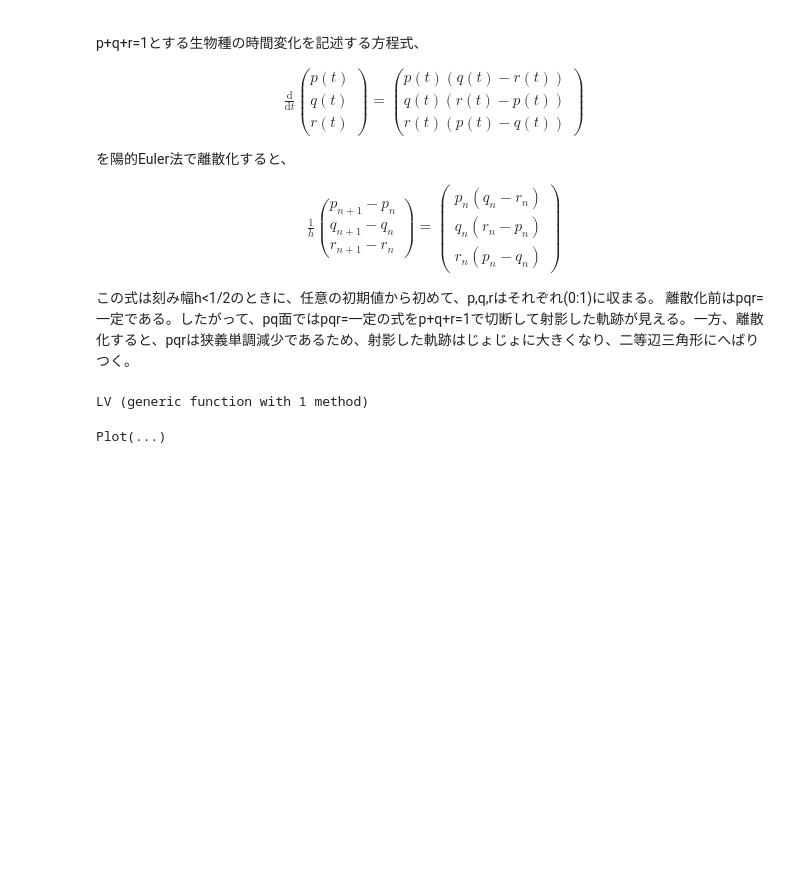
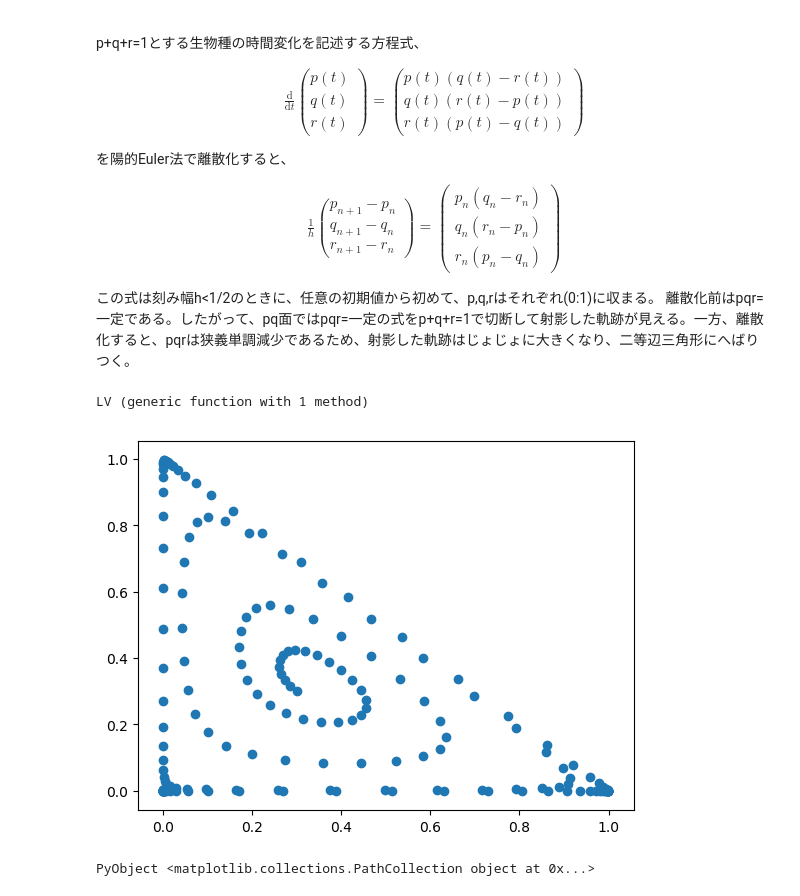
Before and after one commit to kim-tom/Lotka-Volterra, a Jupyter notebook: LV.ipynb, the cells around one changed output. Saved outputs shown, nothing was run; the diff lists cells and outputs as text; code cells hidden in the pictures; blank space fills up the shorter version.

Commit message:
gadfly to pyplot

```diff
--- a/LV.ipynb
+++ b/LV.ipynb
@@ -16,8 +16,9 @@ $$
 この式は刻み幅h<1/2のときに、任意の初期値から初めて、p,q,rはそれぞれ(0:1)に収まる。
 離散化前はpqr=一定である。したがって、pq面ではpqr=一定の式をp+q+r=1で切断して射影した軌跡が見える。一方、離散化すると、pqrは狭義単調減少であるため、射影した軌跡はじょじょに大きくなり、二等辺三角形にへばりつく。
 # %%
-using Gadfly
+using PyPlot
 h = 0.5
+num =200
 function explicit_euler(p,q,r)
     p_new = p+h*p*(q-r)
     q_new = q+h*q*(r-p)
@@ -25,19 +26,19 @@ function explicit_euler(p,q,r)
     return p_new, q_new, r_new
 end
 function LV(p,q,r)
-    pq = [p, q]
-    num =200
+    pqr = [p, q, r]
     for i in 1:num
         p,q,r = explicit_euler(p,q,r)
-        pq = hcat(pq, [p,q])
+        pqr = hcat(pqr, [p,q,r])
     end
-    set_default_plot_size(8cm, 8cm)
-    plot(x=pq[1,1:num+1],y=pq[2,1:num+1],Guide.xlabel("p"),Guide.ylabel("q"))
+    return pqr
 end
 # %% [output]
 LV (generic function with 1 method)
-# %%
-LV(0.3, 0.3, 0.4)
-# %% [output]
-Plot(...)
+# %%
+pqr=LV(0.3, 0.3, 0.4)
+PyPlot.scatter(pqr[1,1:num+1],pqr[2,1:num+1])
+# %% [output]
+[figure, added]
+PyObject <matplotlib.collections.PathCollection object at 0x...>
 # %%
```
Also changed, not shown: parts of 1 cell of this notebook.
